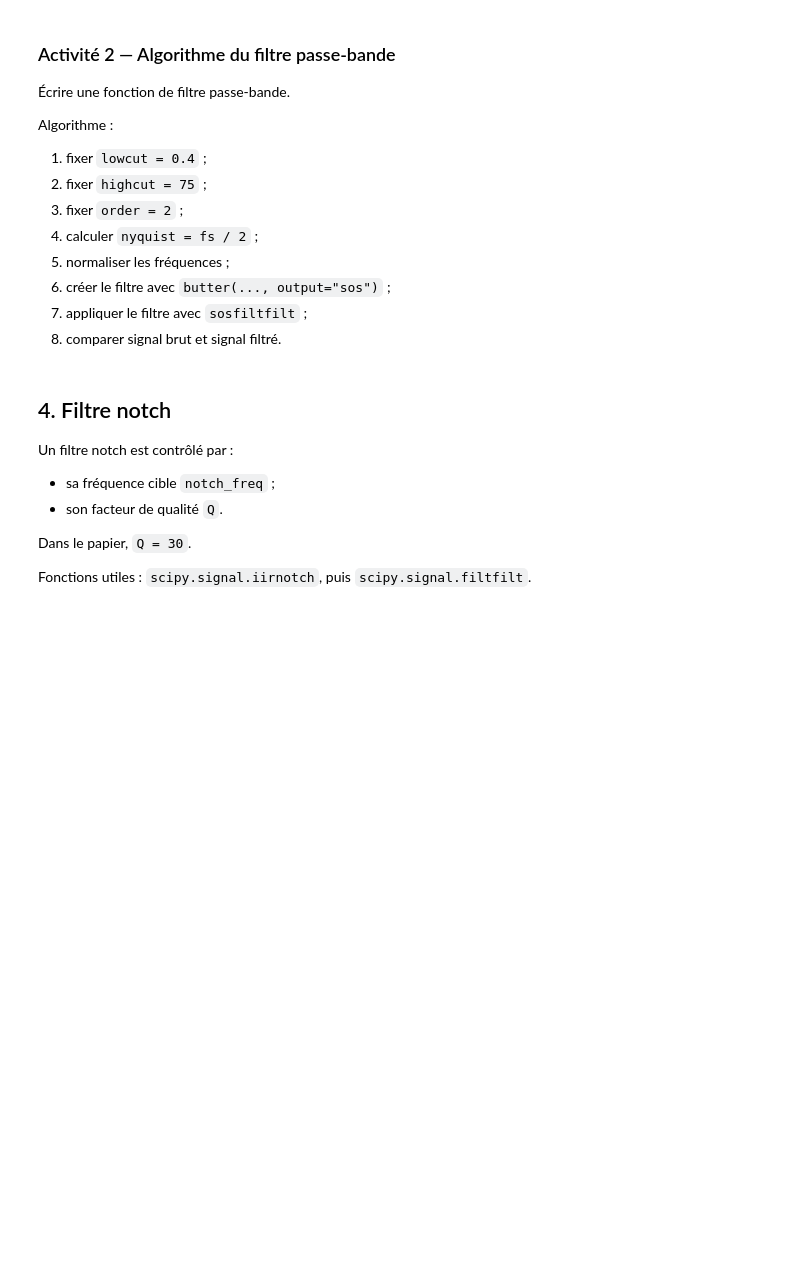
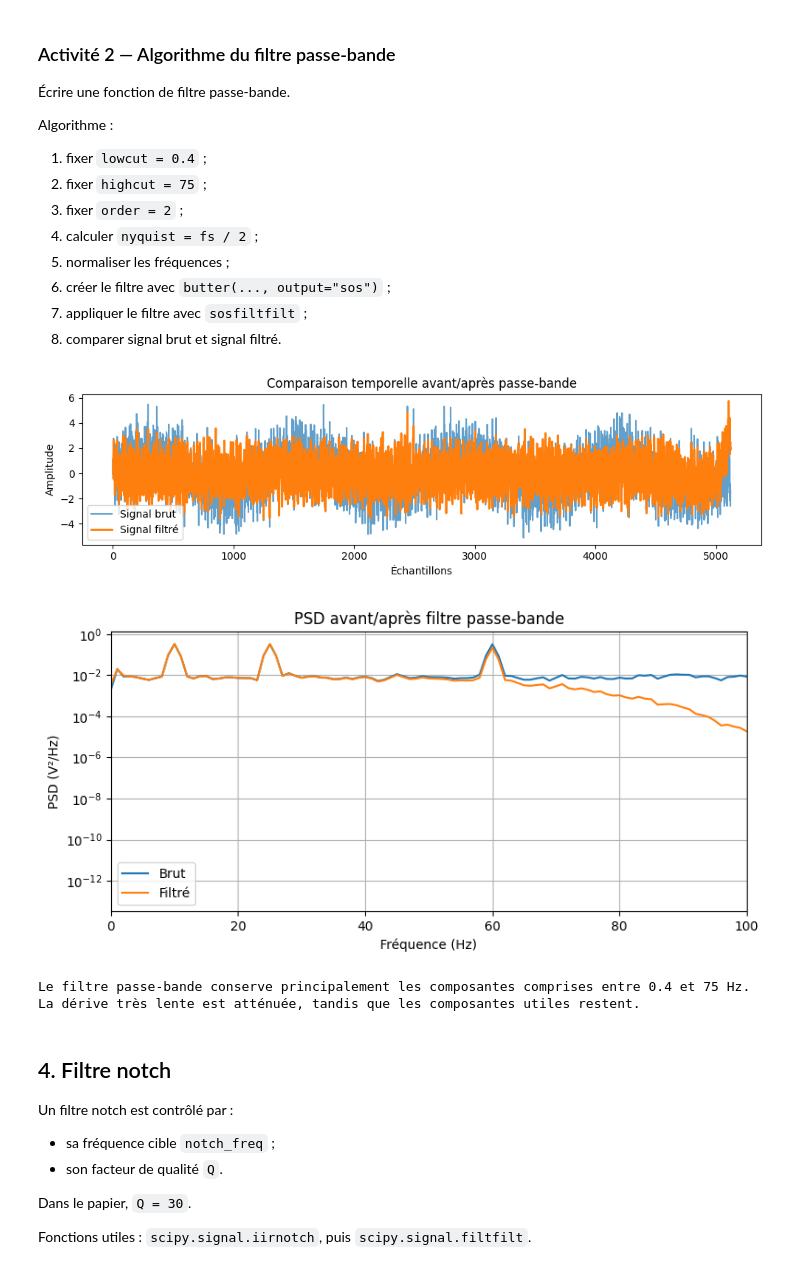
Before and after one commit to Adrien7782/Cerveau_Machine, a Jupyter notebook: TD3.ipynb, the cells around one changed output. Drawn from its saved outputs; the diff is of its cells as text; code cells hidden in the pictures; blank space fills up the shorter version.

```diff
--- a/TD3.ipynb
+++ b/TD3.ipynb
@@ -191,6 +193,51 @@ Algorithme :
 8. comparer signal brut et signal filtré.
 # %%
 # Activité 2 — Implémenter ici le filtre passe-bande.
+from scipy.signal import butter, sosfiltfilt, welch
+
+fs = 256
+lowcut = 0.4
+highcut = 75
+order = 2
+fn = fs / 2.0
+Wlow = lowcut / fn
+Whigh = highcut / fn
+
+bandpass_filter = butter(order, [Wlow, Whigh], btype='bandpass', output='sos')
+signal_filtre = sosfiltfilt(bandpass_filter, signal_synthetique)
+
+f_brut, pxx_brut = welch(signal_synthetique, fs=256)
+f_filtre, pxx_filtre = welch(signal_filtre, fs=256)
+
+plt.figure(figsize=(10, 3))
+plt.plot(signal_synthetique, label="Signal brut", alpha=0.7)
+plt.plot(signal_filtre, label="Signal filtré", linewidth=2)
+plt.title("Comparaison temporelle avant/après passe-bande")
+plt.xlabel("Échantillons")
+plt.ylabel("Amplitude")
+plt.legend()
+plt.tight_layout()
+plt.show()
+
+plt.figure(figsize=(8, 4))
+plt.semilogy(f_brut, pxx_brut, label="Brut")
+plt.semilogy(f_filtre, pxx_filtre, label="Filtré")
+plt.xlim(0, 100)
+plt.title("PSD avant/après filtre passe-bande")
+plt.xlabel("Fréquence (Hz)")
+plt.ylabel("PSD (V²/Hz)")
+plt.grid(True)
+plt.legend()
+plt.tight_layout()
+plt.show()
+
+print("Le filtre passe-bande conserve principalement les composantes comprises entre 0.4 et 75 Hz.")
+print("La dérive très lente est atténuée, tandis que les composantes utiles restent.")
+# %% [output]
+[figure, added]
+[figure, added]
+Le filtre passe-bande conserve principalement les composantes comprises entre 0.4 et 75 Hz.
+La dérive très lente est atténuée, tandis que les composantes utiles restent.
 # %% [markdown]
 ## 4. Filtre notch
 
```
Also changed, not shown: parts of 3 cells of this notebook.
